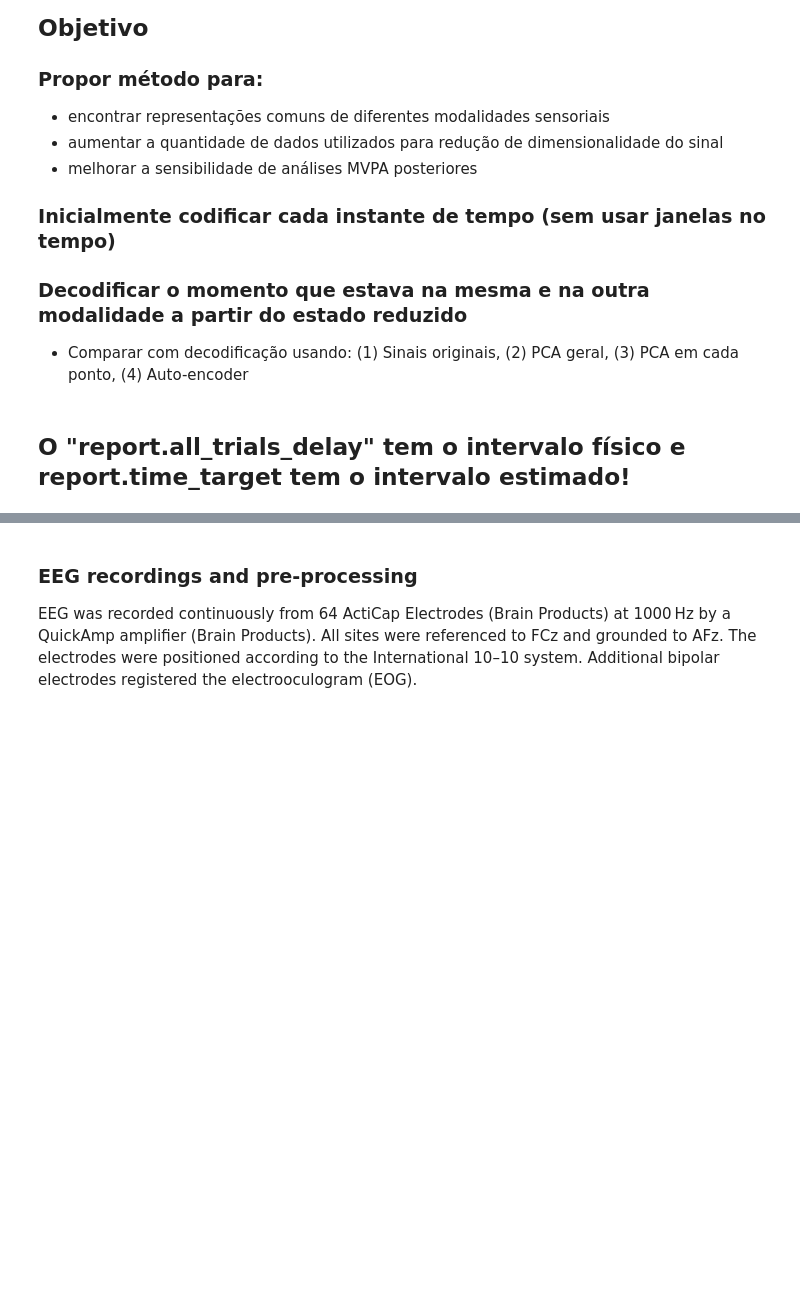
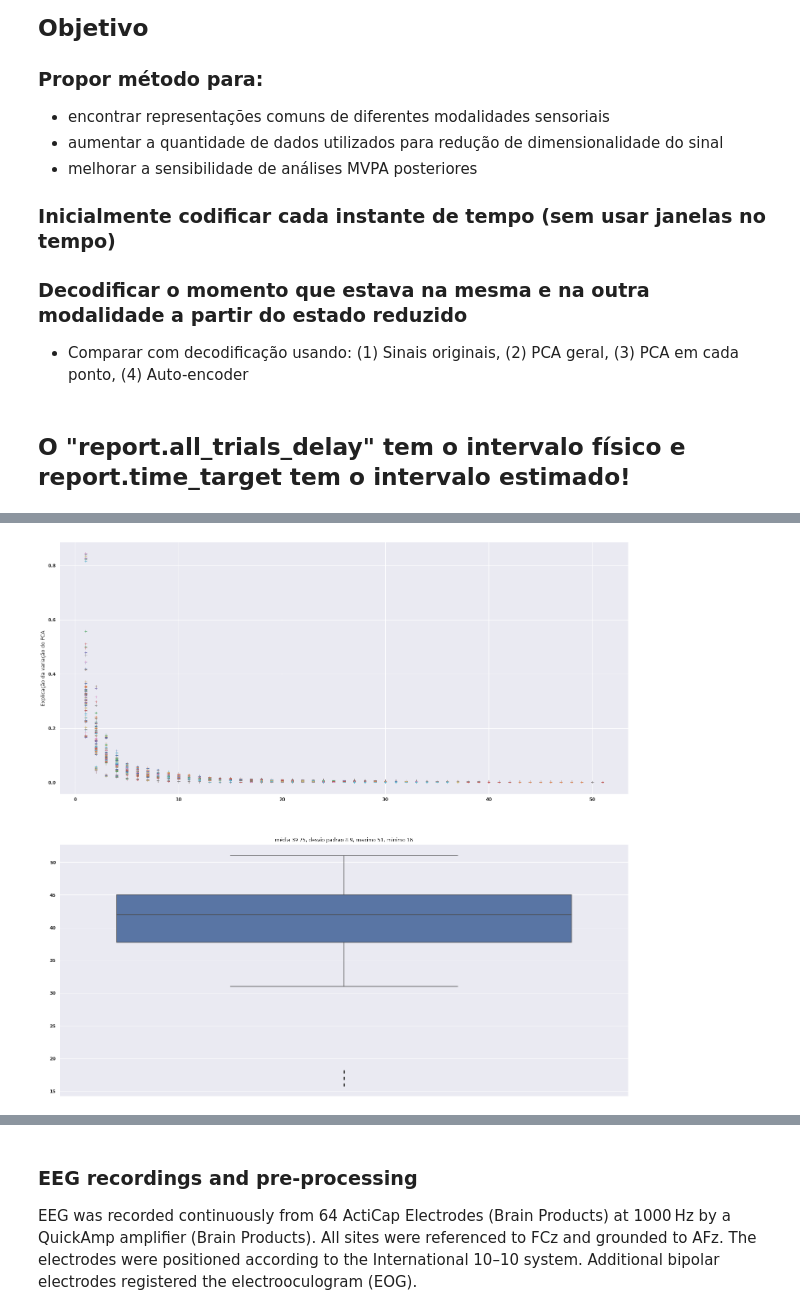
Before and after one commit to bruAristimunha/Across-Modalities, a Jupyter notebook: notebook/Original-Proposal.ipynb, the cells around one changed output, grey strips where cells are left out. Cells and saved outputs as stored; diff of their text form; code cells hidden in the pictures; blank space fills up the shorter version.

Commit message:
revisando recorte do vetor, TO-DO: verificar com o andre recorte; PCA aplicado; Falta classificação

```diff
--- a/notebook/Original-Proposal.ipynb
+++ b/notebook/Original-Proposal.ipynb
@@ -54,0 +74,22 @@ com_media.shape
+# %%
+def myPCA(data: np.array, return_data = False) -> PCA :
+
+    #import pdb; pdb.set_trace()
+    #data = data.reshape(64,120)
+    pca_ = PCA(random_state=42, svd_solver = 'full', n_components=0.99)
+
+    #data = data.reshape(64,120)
+
+    data_ft = pca_.fit_transform(data)
+
+    #import pdb; pdb.set_trace()
+    if(return_data):
+        return data_ft
+    else:
+        return pca_
+# %%
+divide = lambda x : np.split(x,6)
+# %%
+por_janela = list(map(divide, recorte_tempo_total))
+# %%
+por_pessoa = [ list(map(myPCA,np.array(pessoa).reshape(6,64,240))) for pessoa in por_janela]
@@ -54,0 +124,19 @@ com_media.shape
+# %%
+fig, ax = plt.subplots(nrows=2, figsize=(25, 25))
+method_pca = np.array(por_pessoa).reshape(-1)
+componentes = [pc.n_components_ for pc in method_pca]
+for pc in method_pca:
+
+    ax[0].plot(np.arange(1, pc.n_components_ + 1),
+             pc.explained_variance_ratio_, '+', linewidth=2)
+    ax[0].set_ylabel('Explicação da variação do PCA')
+
+ax[1] = sns.boxplot(componentes,orient='vert',ax=ax[1])
+ax[1].set_title("média {media:.5}, desvio padrao {std:.2}, maximo {maxi}, minimo {mini}".format(
+                                                                        media = np.mean(componentes),
+                                                                        std   = np.std(componentes),
+                                                                        maxi  = np.max(componentes),
+                                                                        mini  = np.min(componentes)))
+plt.show()
+# %% [output]
+[figure, added]
```
Also changed, not shown: parts of 21 cells of this notebook.
